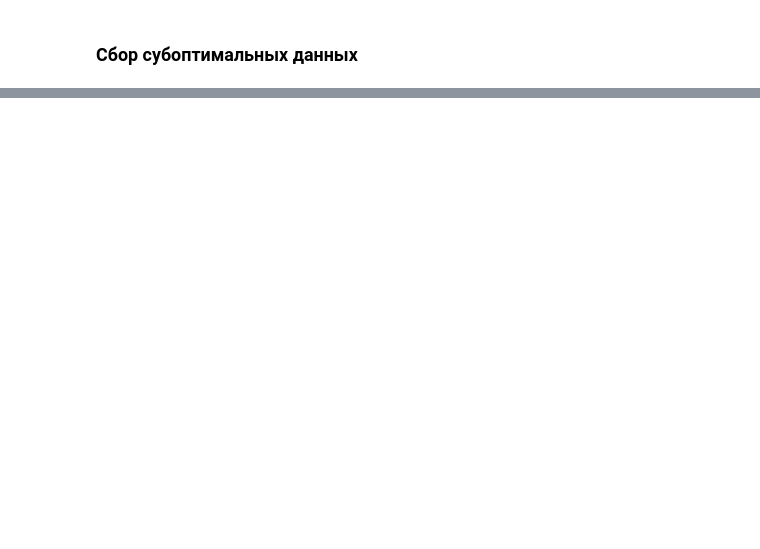
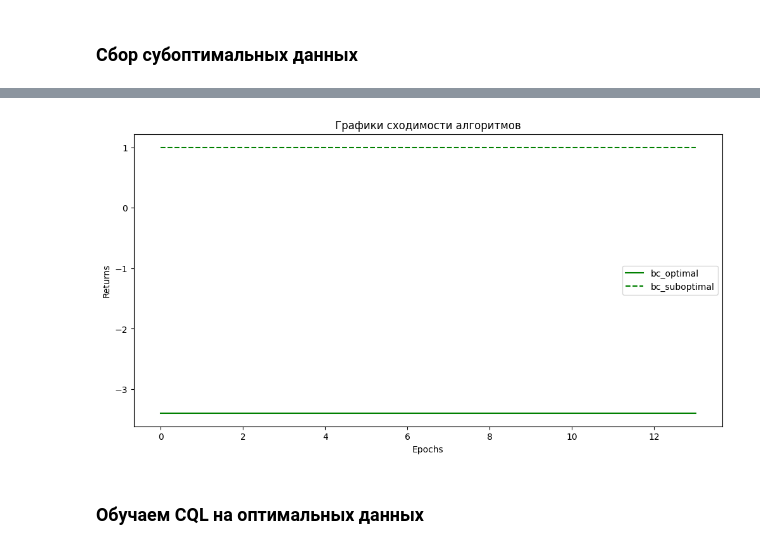
Before and after one commit to p1dg/MFTI_DS, a Jupyter notebook: rl/hw5_pogema/pogema_test.ipynb, the cells around one changed output, grey strips where cells are left out. Drawn from its saved outputs; the diff is of its cells as text; code cells hidden in the pictures; blank space fills up the shorter version.

```diff
--- a/rl/hw5_pogema/pogema_test.ipynb
+++ b/rl/hw5_pogema/pogema_test.ipynb
@@ -249,4 +290,9 @@ def make_mixed_dataset(dataset_1, dataset_2, proportions=[1, 1]):
     return mixed_dataset
 
 
-mixed_data = make_mixed_dataset(dqn_buffer, random_buffer, (0.7, 0.3))
+random_policy = d3rlpy.algos.DiscreteRandomPolicyConfig().create()
+
+random_buffer = d3rlpy.dataset.create_fifo_replay_buffer(limit=100000, env=env)
+
+random_policy.collect(env, random_buffer, n_steps=100000)
+suboptimal_data = make_mixed_dataset(optimal_data, random_buffer, (0.7, 0.3))
@@ -307,0 +361,14 @@ plt.grid()
+# %%
+bc = d3rlpy.algos.DiscreteBCConfig(learning_rate=1e-4, gamma=0.9).create(
+    device=DEVICE.type
+)
+
+# start training
+stat_bc_sub = bc.fit(
+    suboptimal_data,
+    n_steps=100000,
+    n_steps_per_epoch=7000,
+    evaluators={
+        "environment": d3rlpy.metrics.EnvironmentEvaluator(env),
+    },
+)
@@ -307,0 +404,8 @@ plt.grid()
+# %%
+models_dict["bc_suboptimal"] = [val[1]["environment"] for val in stat_bc_sub]
+# %%
+plot_lines(models_dict)
+# %% [output]
+[figure, added]
+# %% [markdown]
+### Обучаем CQL на оптимальных данных
```
Also changed, not shown: parts of 30 cells of this notebook.
